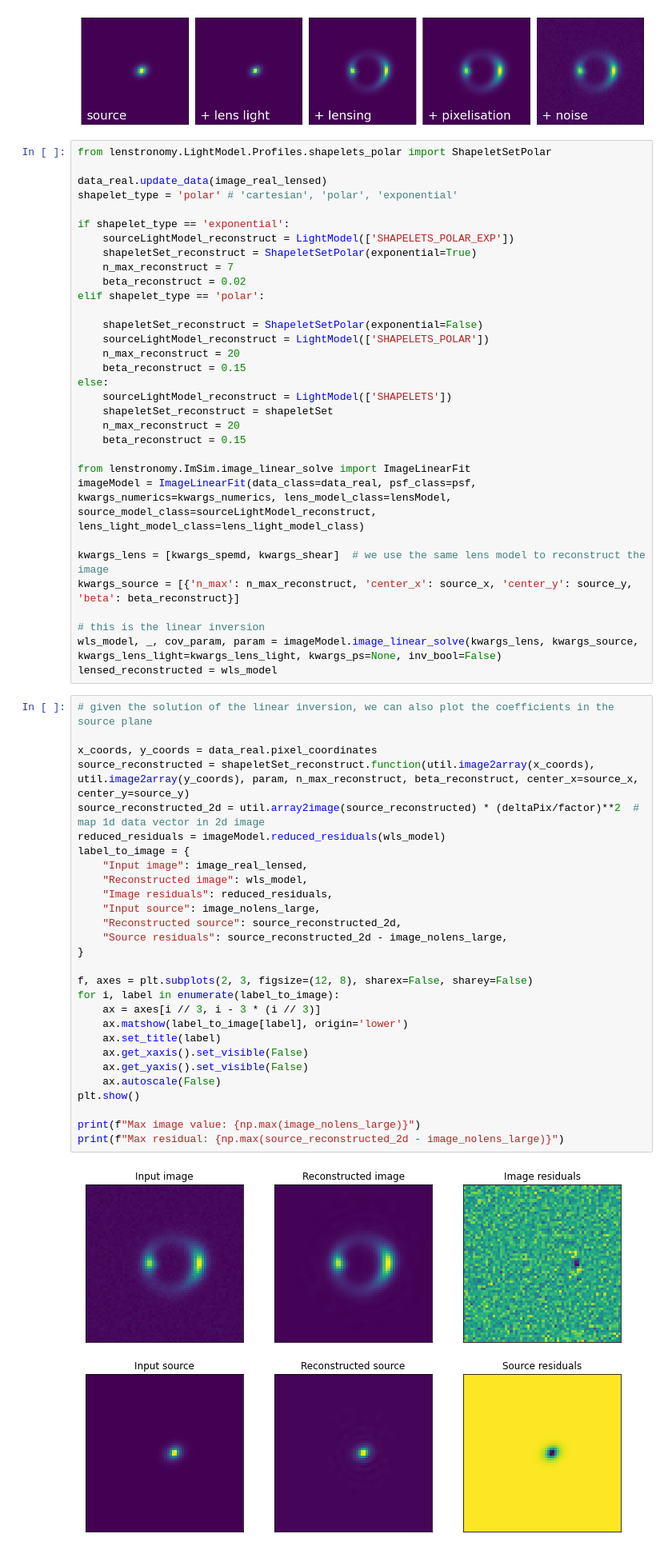
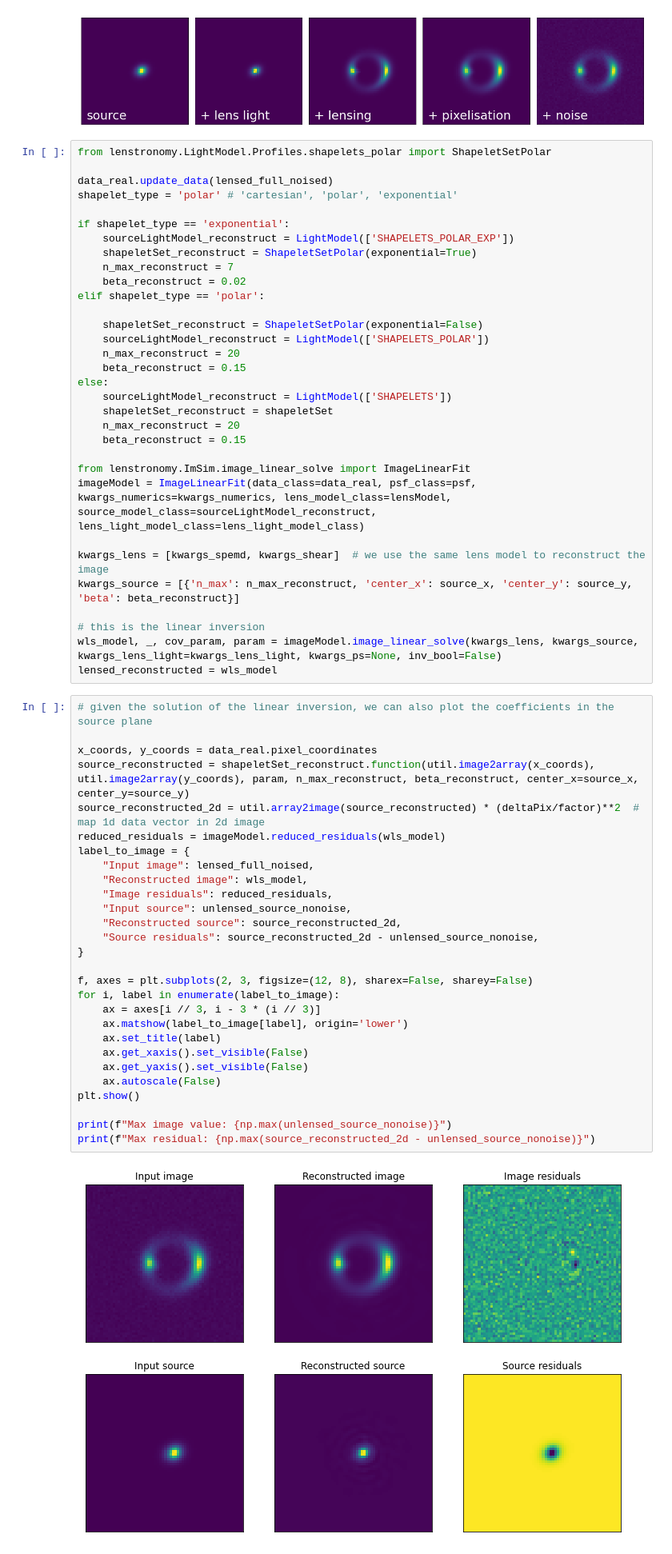
Before and after one commit to yashpatel5400/substructure, a Jupyter notebook: reconstruction.ipynb, the cells around one changed output. Shown: that part at 80% size. Cells and saved outputs as stored; diff of their text form.

```diff
--- a/reconstruction.ipynb
+++ b/reconstruction.ipynb
@@ -150,7 +150,7 @@ plt.show()
 # %%
 from lenstronomy.LightModel.Profiles.shapelets_polar import ShapeletSetPolar
 
-data_real.update_data(image_real_lensed)
+data_real.update_data(lensed_full_noised)
 shapelet_type = 'polar' # 'cartesian', 'polar', 'exponential'
 
 if shapelet_type == 'exponential':
@@ -182,30 +182,30 @@ lensed_reconstructed = wls_model
 # %%
 # given the solution of the linear inversion, we can also plot the coefficients in the source plane
 
 x_coords, y_coords = data_real.pixel_coordinates
 source_reconstructed = shapeletSet_reconstruct.function(util.image2array(x_coords), util.image2array(y_coords), param, n_max_reconstruct, beta_reconstruct, center_x=source_x, center_y=source_y)
 source_reconstructed_2d = util.array2image(source_reconstructed) * (deltaPix/factor)**2  # map 1d data vector in 2d image
 reduced_residuals = imageModel.reduced_residuals(wls_model)
 label_to_image = {
-    "Input image": image_real_lensed,
+    "Input image": lensed_full_noised,
     "Reconstructed image": wls_model,
     "Image residuals": reduced_residuals,
-    "Input source": image_nolens_large,
+    "Input source": unlensed_source_nonoise,
     "Reconstructed source": source_reconstructed_2d,
-    "Source residuals": source_reconstructed_2d - image_nolens_large,
+    "Source residuals": source_reconstructed_2d - unlensed_source_nonoise,
 }
 
 f, axes = plt.subplots(2, 3, figsize=(12, 8), sharex=False, sharey=False)
 for i, label in enumerate(label_to_image):
     ax = axes[i // 3, i - 3 * (i // 3)]
     ax.matshow(label_to_image[label], origin='lower')
     ax.set_title(label)
     ax.get_xaxis().set_visible(False)
     ax.get_yaxis().set_visible(False)
     ax.autoscale(False)
 plt.show()
 
-print(f"Max image value: {np.max(image_nolens_large)}")
-print(f"Max residual: {np.max(source_reconstructed_2d - image_nolens_large)}")
+print(f"Max image value: {np.max(unlensed_source_nonoise)}")
+print(f"Max residual: {np.max(source_reconstructed_2d - unlensed_source_nonoise)}")
 # %% [output]
-[figure, old version]
+[figure, new version]
```
Also changed, not shown: parts of 1 cell of this notebook.
